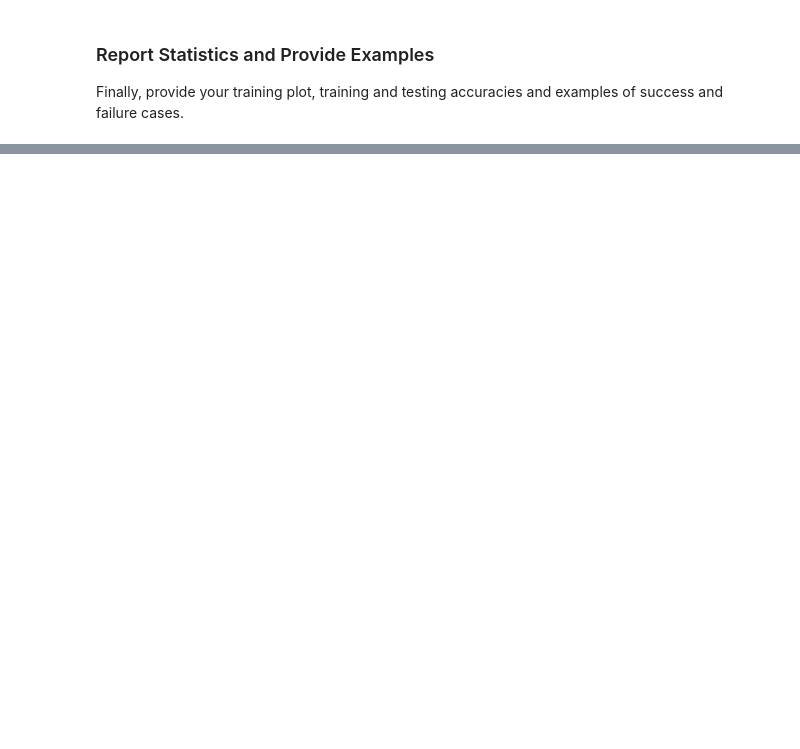
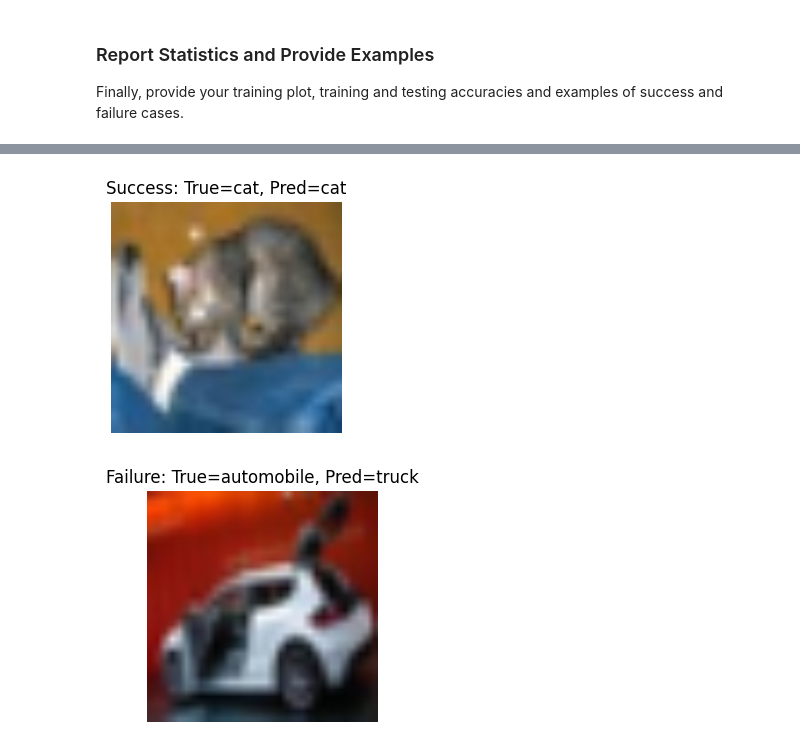
Before and after one commit to kagamirudo/CS-614_Application_ML_AI, a Jupyter notebook: Homework 3/HW3.ipynb, the cells around one changed output, grey strips where cells are left out. Cells and saved outputs as stored; diff of their text form; code cells hidden in the pictures; blank space fills up the shorter version.

```diff
--- a/Homework 3/HW3.ipynb
+++ b/Homework 3/HW3.ipynb
@@ -245,42 +286,51 @@ NameError: name 'plt' is not defined
 # %%
 # Success and failure examples (on test set)
+if 'CIFAR10_CLASSES' not in dir():
+    CIFAR10_CLASSES = ['airplane', 'automobile', 'bird', 'cat', 'deer', 'dog', 'frog', 'horse', 'ship', 'truck']
+import numpy as np
 model.eval()
 # Get one success and one failure per class (or global best/worst)
-test_images_list, test_labels_list = [], []
+test_images_list, test_labels_list, preds_list = [], [], []
+device = next(model.parameters()).device
 with torch.no_grad():
     for images, labels in test_loader:
         test_images_list.append(images)
         test_labels_list.append(labels)
+        images_gpu = images.to(device)
+        outputs = model(images_gpu)
+        _, preds = torch.max(outputs, 1)
+        preds_list.append(preds.cpu())
 test_images_all = torch.cat(test_images_list, dim=0)
 test_labels_all = torch.cat(test_labels_list, dim=0)
-with torch.no_grad():
-    outputs_all = model(test_images_all)
-    _, preds_all = torch.max(outputs_all, 1)
+preds_all = torch.cat(preds_list, dim=0)
 
 # One success example: correct prediction
 success_idx = (preds_all == test_labels_all).nonzero(as_tuple=True)[0]
 if len(success_idx) > 0:
     idx = success_idx[0].item()
     img = test_images_all[idx].cpu()
     img_show = img.permute(1, 2, 0).numpy()
     img_show = img_show * np.array([0.229, 0.224, 0.225]) + np.array([0.485, 0.456, 0.406])
     img_show = np.clip(img_show, 0, 1)
     plt.figure(figsize=(3, 3))
     plt.imshow(img_show)
-    plt.title('Success: True={}, Pred={}'.format(CIFAR10_CLASSES[test_labels_all[idx]], CIFAR10_CLASSES[preds_all[idx]]))
+    plt.title('Success: True={}, Pred={}'.format(CIFAR10_CLASSES[test_labels_all[idx].item()], CIFAR10_CLASSES[preds_all[idx].item()]))
     plt.axis('off')
     plt.show()
 
 # One failure example: wrong prediction
 fail_idx = (preds_all != test_labels_all).nonzero(as_tuple=True)[0]
 if len(fail_idx) > 0:
     idx = fail_idx[0].item()
     img = test_images_all[idx].cpu()
     img_show = img.permute(1, 2, 0).numpy()
     img_show = img_show * np.array([0.229, 0.224, 0.225]) + np.array([0.485, 0.456, 0.406])
     img_show = np.clip(img_show, 0, 1)
     plt.figure(figsize=(3, 3))
     plt.imshow(img_show)
-    plt.title('Failure: True={}, Pred={}'.format(CIFAR10_CLASSES[test_labels_all[idx]], CIFAR10_CLASSES[preds_all[idx]]))
+    plt.title('Failure: True={}, Pred={}'.format(CIFAR10_CLASSES[test_labels_all[idx].item()], CIFAR10_CLASSES[preds_all[idx].item()]))
     plt.axis('off')
     plt.show()
+# %% [output]
+[figure, added]
+[figure, added]
```
Also changed, not shown: parts of 10 cells of this notebook, 4 other files.
